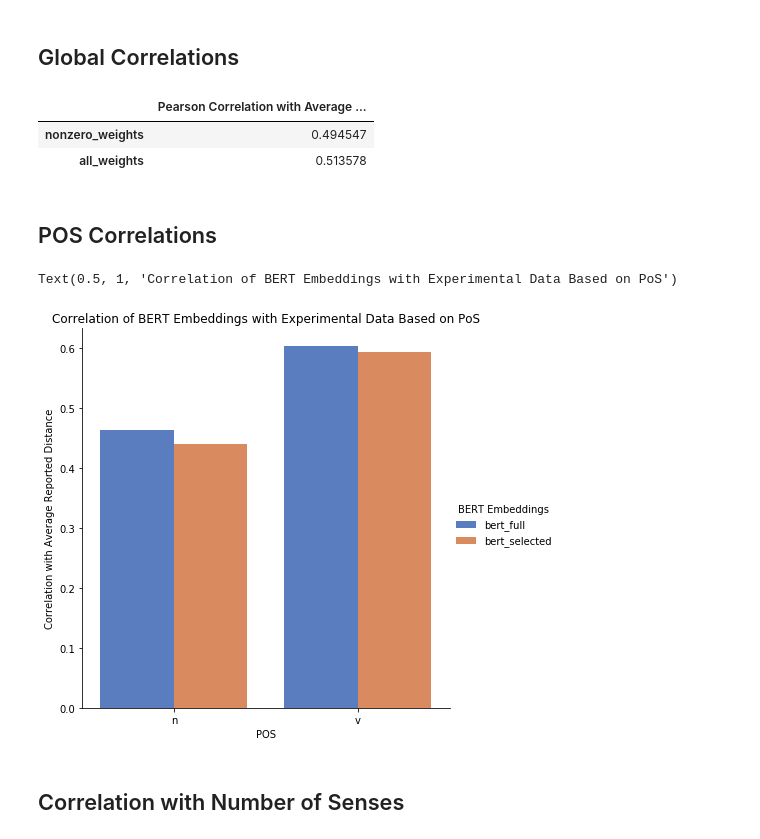
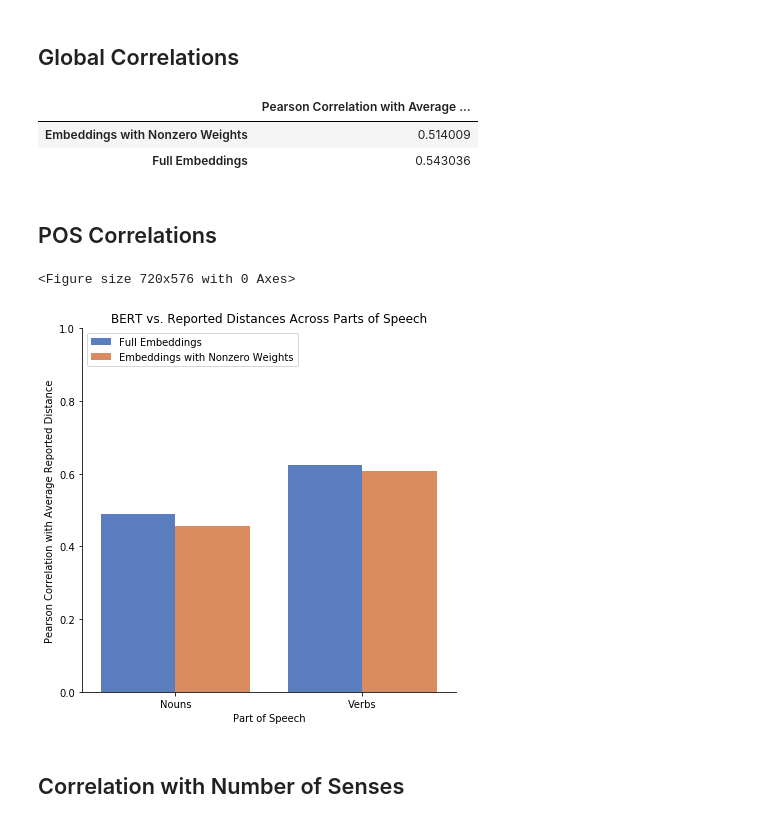
Before and after one commit to sathvikn/bert-wordsense, a Jupyter notebook: codebase/notebooks/comparing-expt-data.ipynb, the cells around one changed output. Saved outputs shown, nothing was run; the diff lists cells and outputs as text; code cells hidden in the pictures.

Commit message:
figures

```diff
--- a/codebase/notebooks/comparing-expt-data.ipynb
+++ b/codebase/notebooks/comparing-expt-data.ipynb
@@ -19,7 +19,7 @@ See the caveats in the documentation: http://pandas.pydata.org/pandas-docs/stabl
   time['changes'] = user_changes['prevChanged'].values
 # %%
 min_time = corrs.drop('userID', axis = 1).apply(np.mean)['timeTaken'] - corrs.drop('userID', axis = 1).apply(np.std)['timeTaken']
-incl_users = corrs[(corrs['timeTaken'] > min_time) & ((corrs['Group Consistency'] > 0.4) & (corrs['Self Consistency'] > 0.2))]['userID']
+incl_users = corrs[(corrs['timeTaken'] > min_time) & ((corrs['Group Consistency'] > 0.4) | (corrs['Self Consistency'] > 0.2))]['userID']
 incl_users = incl_users.tolist()
 # %%
 shared_words = ['foot_n', 'table_n', 'plane_n', 'degree_n', 'right_n', 'model_n']
@@ -62,13 +62,13 @@ all_trials = results[results['lemma'].isin(all_words) & (results['userID'].isin(
 # %% [markdown]
 ## Global Correlations
 # %%
-pd.DataFrame(pd.Series({'nonzero_weights': mtx_correlation(all_human_avg, all_bert_sel, method = 'pearson'),
-'all_weights': mtx_correlation(all_human_avg, all_bert_full, method = 'pearson')}),
+pd.DataFrame(pd.Series({'Embeddings with Nonzero Weights': mtx_correlation(all_human_avg, all_bert_sel, method = 'pearson'),
+'Full Embeddings': mtx_correlation(all_human_avg, all_bert_full, method = 'pearson')}),
              columns = ['Pearson Correlation with Average Reported Distance'])
 # %% [output]
 |  | Pearson Correlation with Average ... |
-| nonzero_weights | 0.494547 |
-| all_weights | 0.513578 |
+| Embeddings with Nonzero Weights | 0.514009 |
+| Full Embeddings | 0.543036 |
 # %% [markdown]
 ## POS Correlations
 # %%
@@ -77,16 +77,31 @@ import seaborn as sns
 # %%
 pos_results = []
 for e in ['bert_full', 'bert_selected']:
+    if e == 'bert_full':
+        legend_val = "Full Embeddings"
+    else:
+        legend_val = "Embeddings with Nonzero Weights"
     for p in ['n', 'v']:
-        pos_results.append({"BERT Embeddings": e, "POS": p,
-                            "Correlation with Average Reported Distance": containing_query(all_trials, 'pos', [p], matrices, bert_key = e)})
+        if p == 'n':
+            pos_label = 'Nouns'
+        else:
+            pos_label = 'Verbs'
+        pos_results.append({"BERT Embedding Type": legend_val, "Part of Speech": pos_label,
+                            "Pearson Correlation with Average Reported Distance": containing_query(all_trials, 'pos', [p], matrices, bert_key = e)})
 pos_results = pd.DataFrame(pos_results)
-sns.catplot(x="POS", y="Correlation with Average Reported Distance", hue="BERT Embeddings", data=pos_results,
+plt.figure(figsize = (10, 8))
+sns.catplot(x="Part of Speech", y="Pearson Correlation with Average Reported Distance", hue="BERT Embedding Type",
+            data=pos_results, legend = False,
                 height=6, kind="bar", palette="muted")
-plt.title("Correlation of BERT Embeddings with Experimental Data Based on PoS")
+plt.title("BERT vs. Reported Distances Across Parts of Speech")
+plt.ylim(0, 1)
+
+plt.tight_layout()
+plt.legend(loc = 'upper left')
+plt.savefig("../../results/figures/pos_cos_corr.png")
 # %% [output]
-Text(0.5, 1, 'Correlation of BERT Embeddings with Experimental Data Based on PoS')
+<Figure size 720x576 with 0 Axes>
-[figure, old version]
+[figure, new version]
 # %% [markdown]
 ## Correlation with Number of Senses
 # %%
```
Also changed, not shown: parts of 3 cells of this notebook.
